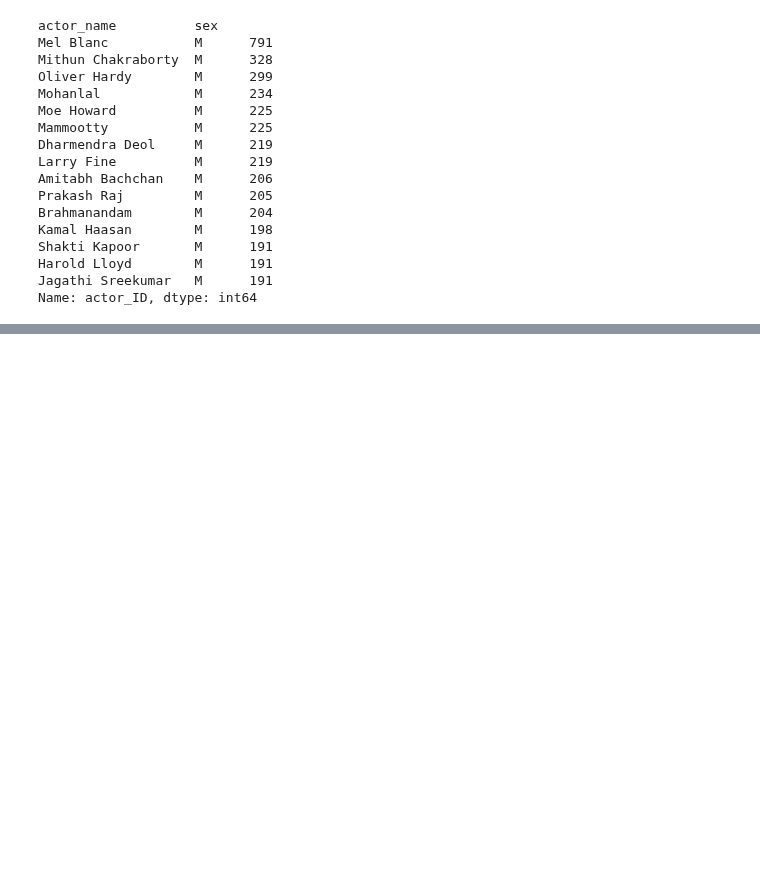
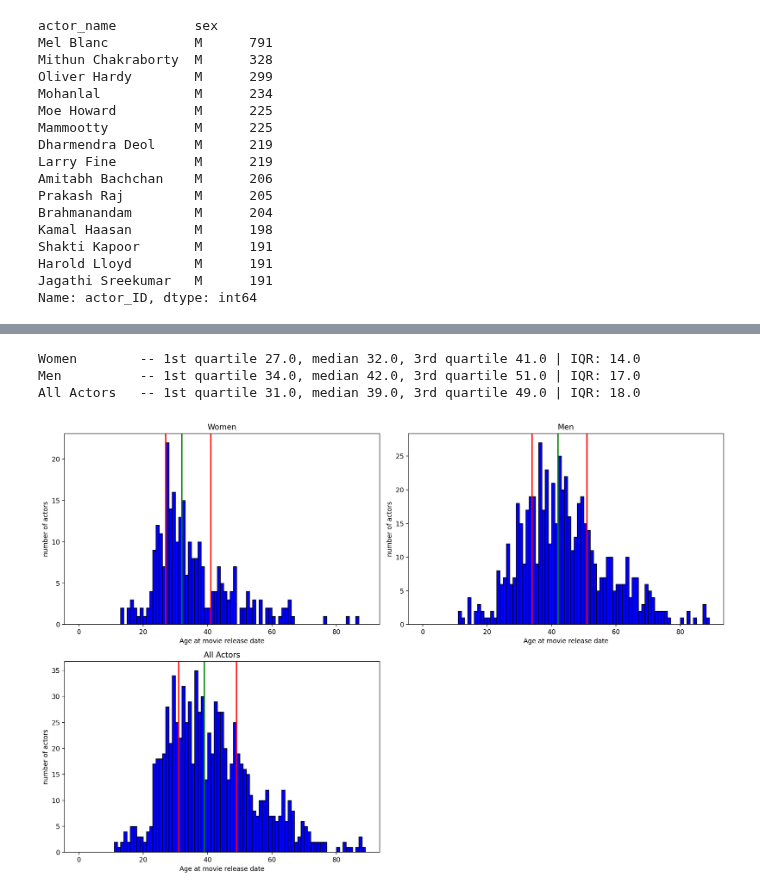
Before and after one commit to epfl-ada/ada-2022-project-rlab, a Jupyter notebook: sex_representation.ipynb, the cells around one changed output, grey strips where cells are left out. Saved outputs shown, nothing was run; the diff lists cells and outputs as text; code cells hidden in the pictures; blank space fills up the shorter version.

```diff
--- a/sex_representation.ipynb
+++ b/sex_representation.ipynb
@@ -33,0 +54,2 @@ with open(DATASET_DIRECTORY + 'plot_summaries.txt' ) as f:
+# %%
+actors_start_2013 = actors_df[ actors_df.release_date >= 2013]
@@ -355,0 +472,41 @@ Name: actor_ID, dtype: int64
+# %%
+# we then plot the age of the men, women and all the actors at release date of the movie
+# We also plot the 1st and 3rd quartile in RED
+# and the median in GREEN
+# IQR == Interquartile range
+
+categories = [actors_start_2013[actors_start_2013['sex'] == "F"]['age_at_realease'],
+              actors_start_2013[actors_start_2013['sex'] == "M"]['age_at_realease'],
+              actors_start_2013['age_at_realease']]
+
+cat_names = [ "Women", "Men", "All Actors"]
+
+
+max_age = int( actors_start_2013.age_at_realease.max() )
+
+figure(figsize=(15, 10), dpi=200)
+for i, data in enumerate(categories):
+
+    # Set up the plot
+    ax = plt.subplot(2, 2, i + 1)
+
+    # Draw the plot
+    ax.hist(data, [x for x in range(max_age)], color = 'blue', edgecolor = 'black')
+    stats = quartiles(data)
+    print(f"{cat_names[i]:12} -- 1st quartile {stats[0]}, median {stats[1]}, 3rd quartile {stats[2]} | IQR: {stats[2] - stats[0]}")
+    ax.axvline(stats[0], color='r', linewidth=2)
+    ax.axvline(stats[1], color='g', linewidth=2)
+    ax.axvline(stats[2], color='r', linewidth=2)
+    ax.set_xlabel('Age at movie release date')
+    ax.set_ylabel("number of actors")
+
+#     Title and labels
+    ax.set_title(cat_names[i])
+
+plt.tight_layout()
+plt.show()
+# %% [output]
+Women        -- 1st quartile 27.0, median 32.0, 3rd quartile 41.0 | IQR: 14.0
+Men          -- 1st quartile 34.0, median 42.0, 3rd quartile 51.0 | IQR: 17.0
+All Actors   -- 1st quartile 31.0, median 39.0, 3rd quartile 49.0 | IQR: 18.0
+[figure, added]
```
Also changed, not shown: parts of 34 cells of this notebook, 1 other file.
